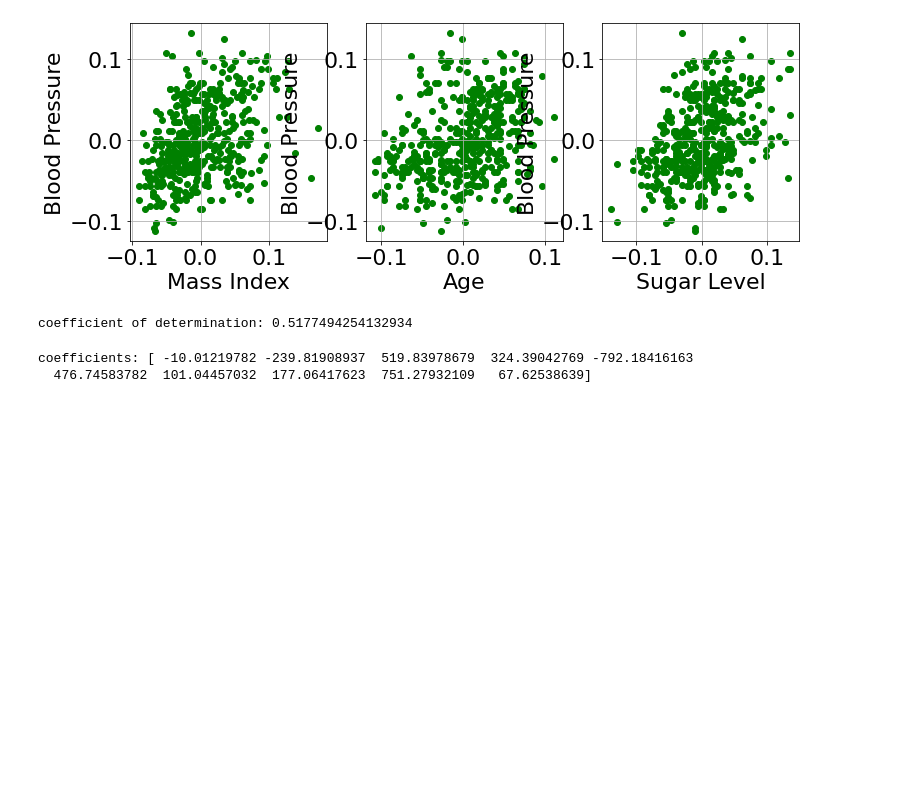
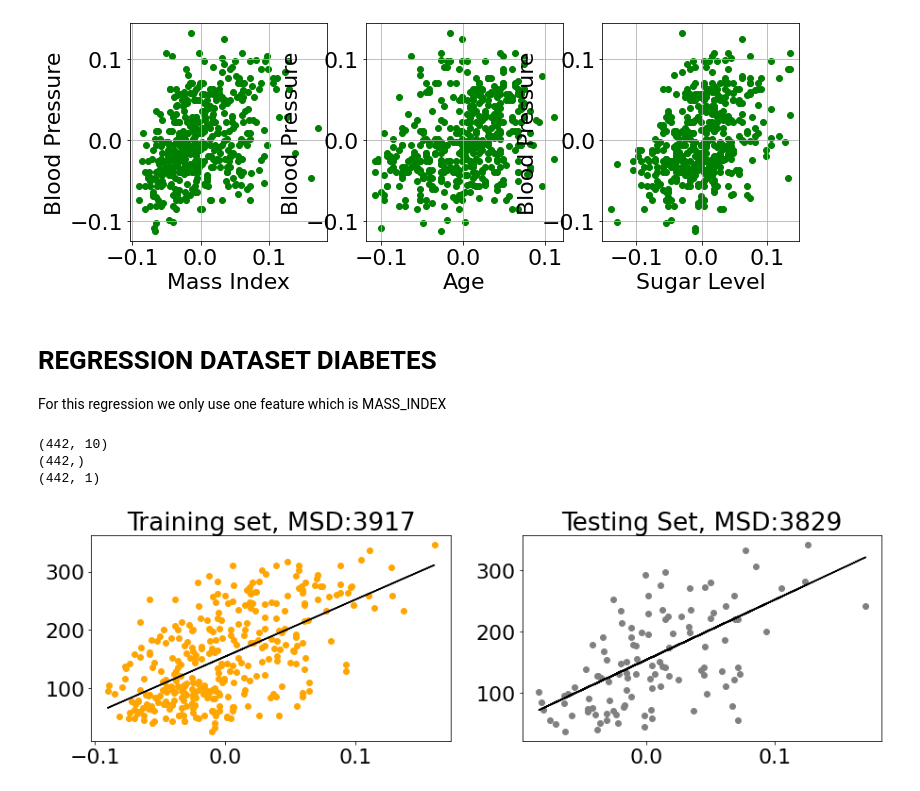
Before and after one commit to jllemusc/Machine_Learninig_Deep-Learning, a Jupyter notebook: DataSet_Diabetes.ipynb, the cells around one changed output. Cells and saved outputs as stored; diff of their text form; code cells hidden in the pictures; blank space fills up the shorter version.

```diff
--- a/DataSet_Diabetes.ipynb
+++ b/DataSet_Diabetes.ipynb
@@ -112,10 +107,44 @@ model = LinearRegression().fit(x, y)
-# %%
-r_sq = model.score(x, y)
-print(f"coefficient of determination: {r_sq}")
-# %% [output]
-coefficient of determination: 0.5177494254132934
-# %%
-print(f"coefficients: {model.coef_}")
-# %% [output]
-coefficients: [ -10.01219782 -239.81908937  519.83978679  324.39042769 -792.18416163
-  476.74583782  101.04457032  177.06417623  751.27932109   67.62538639]
+# %% [markdown]
+# **REGRESSION DATASET DIABETES**
+For this regression we only use one feature which is MASS_INDEX
+# %%
+#inserts a new dimension and selects third column
+y= diabetes.target
+X = diabetes.data[:,np.newaxis,MASS_INDEX]
+print(diabetes.data.shape)
+print(diabetes.data[:,MASS_INDEX].shape)
+print(diabetes.data[:,np.newaxis,MASS_INDEX].shape)
+# %% [output]
+(442, 10)
+(442,)
+(442, 1)
+# %%
+X_train, X_test, y_train, y_test = train_test_split(X, y, random_state = 99)
+
+#obtains an instance of LinearRegression
+linear_regression = linear_model.LinearRegression()
+#Cretas the model using the training data
+linear_regression.fit(X_train, y_train)
+
+y_train_predicted = linear_regression.predict(X_train)  #train predictions
+y_test_predicted =  linear_regression.predict(X_test) #test predictions
+
+#quality obtained in the trainig set
+train_MSD = mean_squared_error (y_train, y_train_predicted)
+
+#quality obtained in the testing set
+test_MSD = mean_squared_error(y_test, y_test_predicted)
+
+#Draw training and testing results
+fig, axs = plt.subplots(1,2, figsize=(15,4))
+axs[0].scatter(X_train, y_train, color='orange')
+axs[0].plot(X_train, y_train_predicted, color ='black')
+axs[0].set_title('Training set, MSD:{:.0f}'.format(train_MSD))
+
+axs[1].scatter(X_test, y_test, color ='gray')
+axs[1].plot(X_test, y_test_predicted, color ='black')
+axs[1].set_title('Testing Set, MSD:{:.0f}'.format(test_MSD))
+
+plt.show()
+# %% [output]
+[figure, added]
```
Also changed, not shown: parts of 7 cells of this notebook.
